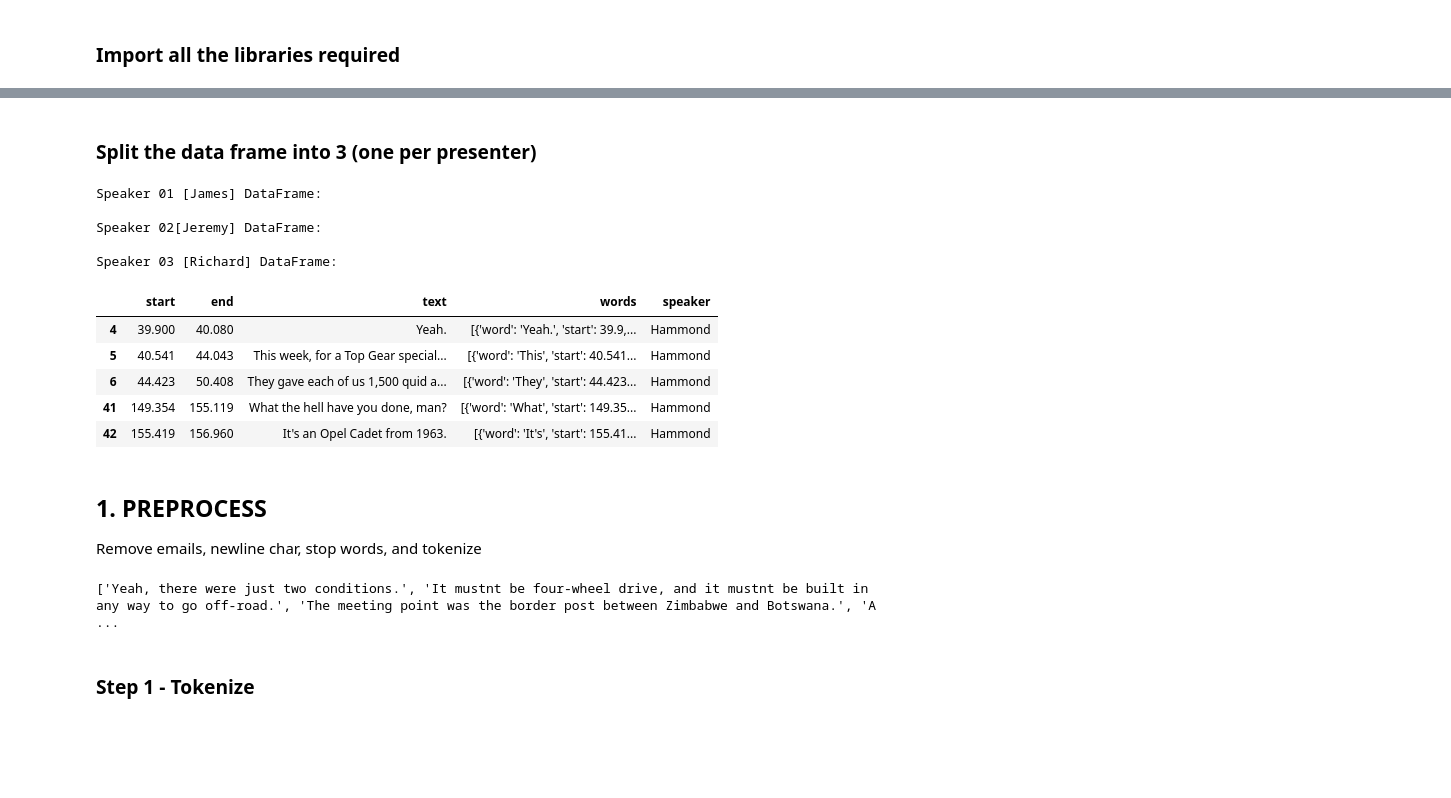
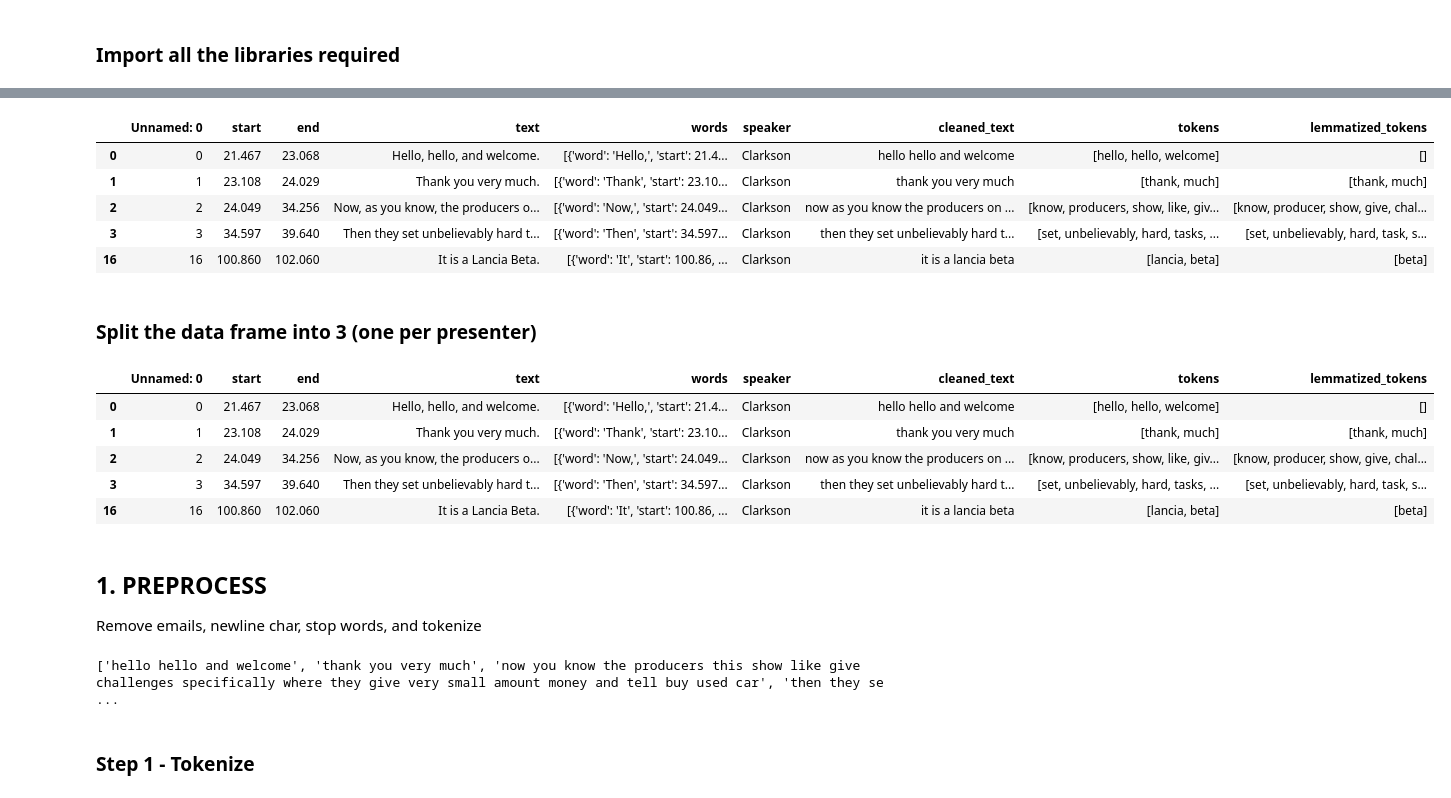
Before and after one commit to j-lepard/TopGear-LDA, a Jupyter notebook: TopGear-LDA_Batched.ipynb, the cells around one changed output, grey strips where cells are left out. Saved outputs shown, nothing was run; the diff lists cells and outputs as text; code cells hidden in the pictures; blank space fills up the shorter version.

```diff
--- a/TopGear-LDA_Batched.ipynb
+++ b/TopGear-LDA_Batched.ipynb
@@ -503,55 +508,71 @@ locale.getpreferredencoding = getpreferredencoding
+# %%
+
+# Create a new DataFrame for each speaker
+May_df = preprocessed_df[preprocessed_df['speaker'] == 'May']
+Clarkson_df = preprocessed_df[preprocessed_df['speaker'] == 'Clarkson']
+Hammond_df = preprocessed_df[preprocessed_df['speaker'] == 'Hammond']
+
+# Display the first few rows of each DataFrame (optional)
+# May_df.head()
+
+Clarkson_df.head()
+
+# Hammond_df.head()
+# %% [output]
+|  | Unnamed: 0 | start | end | text | words | speaker | cleaned_text | tokens | lemmatized_tokens |
+| 0 | 0 | 21.467 | 23.068 | Hello, hello, and welcome. | [{'word': 'Hello,', 'start': 21.4... | Clarkson | hello hello and welcome | [hello, hello, welcome] | [] |
+| 1 | 1 | 23.108 | 24.029 | Thank you very much. | [{'word': 'Thank', 'start': 23.10... | Clarkson | thank you very much | [thank, much] | [thank, much] |
+| 2 | 2 | 24.049 | 34.256 | Now, as you know, the producers o... | [{'word': 'Now,', 'start': 24.049... | Clarkson | now as you know the producers on ... | [know, producers, show, like, giv... | [know, producer, show, give, chal... |
+| 3 | 3 | 34.597 | 39.640 | Then they set unbelievably hard t... | [{'word': 'Then', 'start': 34.597... | Clarkson | then they set unbelievably hard t... | [set, unbelievably, hard, tasks, ... | [set, unbelievably, hard, task, s... |
+| 16 | 16 | 100.860 | 102.060 | It is a Lancia Beta. | [{'word': 'It', 'start': 100.86, ... | Clarkson | it is a lancia beta | [lancia, beta] | [beta] |
 # %% [markdown]
 ### Split the data frame into 3 (one per presenter)
 # %%
-# prompt: use align_df to create 3 new dataframes using the Speaker field
 
 # Create a new DataFrame for each speaker
 May_df = diarized_df[diarized_df['speaker'] == 'May']
 Clarkson_df = diarized_df[diarized_df['speaker'] == 'Clarkson']
 Hammond_df = diarized_df[diarized_df['speaker'] == 'Hammond']
 
 # Display the first few rows of each DataFrame (optional)
-May_df.head()
+# May_df.head()
 
-# Clarkson_df.head()
+Clarkson_df.head()
 
 # Hammond_df.head()
 # %% [output]
-Speaker 01 [James] DataFrame:
-
-Speaker 02[Jeremy] DataFrame:
-
-Speaker 03 [Richard] DataFrame:
-|  | start | end | text | words | speaker |
-| 4 | 39.900 | 40.080 | Yeah. | [{'word': 'Yeah.', 'start': 39.9,... | Hammond |
-| 5 | 40.541 | 44.043 | This week, for a Top Gear special... | [{'word': 'This', 'start': 40.541... | Hammond |
-| 6 | 44.423 | 50.408 | They gave each of us 1,500 quid a... | [{'word': 'They', 'start': 44.423... | Hammond |
-| 41 | 149.354 | 155.119 | What the hell have you done, man? | [{'word': 'What', 'start': 149.35... | Hammond |
-| 42 | 155.419 | 156.960 | It's an Opel Cadet from 1963. | [{'word': 'It's', 'start': 155.41... | Hammond |
+|  | Unnamed: 0 | start | end | text | words | speaker | cleaned_text | tokens | lemmatized_tokens |
+| 0 | 0 | 21.467 | 23.068 | Hello, hello, and welcome. | [{'word': 'Hello,', 'start': 21.4... | Clarkson | hello hello and welcome | [hello, hello, welcome] | [] |
+| 1 | 1 | 23.108 | 24.029 | Thank you very much. | [{'word': 'Thank', 'start': 23.10... | Clarkson | thank you very much | [thank, much] | [thank, much] |
+| 2 | 2 | 24.049 | 34.256 | Now, as you know, the producers o... | [{'word': 'Now,', 'start': 24.049... | Clarkson | now as you know the producers on ... | [know, producers, show, like, giv... | [know, producer, show, give, chal... |
+| 3 | 3 | 34.597 | 39.640 | Then they set unbelievably hard t... | [{'word': 'Then', 'start': 34.597... | Clarkson | then they set unbelievably hard t... | [set, unbelievably, hard, tasks, ... | [set, unbelievably, hard, task, s... |
+| 16 | 16 | 100.860 | 102.060 | It is a Lancia Beta. | [{'word': 'It', 'start': 100.86, ... | Clarkson | it is a lancia beta | [lancia, beta] | [beta] |
 # %% [markdown]
 ## 1. PREPROCESS
 Remove emails, newline char, stop words, and tokenize
 # %%
-
-
-# Reminder: these are the 3 data frames generated up to this point.
-# May_df
-# Clarkson_df
-# Hammond_df
-
 # Define the preprocessing function
 def preprocess_text(data):
-
    # Remove emails
     data = [re.sub(r'\S+@\S+', '', i) for i in data]
 
+    # Remove URLs
+    data = [re.sub(r'http\S+|www\S+|https\S+', '', i, flags=re.MULTILINE) for i in data]
+
     # Remove newline characters
-    data = [i.replace('\n', '').replace('\r', '').strip() for i in data]
+    data = [i.replace('\n', ' ').replace('\r', '').strip() for i in data]
 
     # Remove distracting single quotes
     data = [i.replace("'", "") for i in data]
 
+        # Remove words less than 3 characters
+    data = [' '.join([word for word in i.split() if len(word) >= 3]) for i in data]
+
+    # Remove non-alphabetic characters and convert to lowercase
+    data = [' '.join([word.lower() for word in re.findall(r'\b[a-zA-Z]+\b', i)]) for i in data]
+
     return data
+
 
 # Convert 'text' column to list and then apply the preprocessing function to each dataframe
 
@@ -559,11 +580,11 @@ May_data = preprocess_text(May_df['text'].values.tolist())
 Clarkson_data = preprocess_text(Clarkson_df['text'].values.tolist())
 Hammond_data = preprocess_text(Hammond_df['text'].values.tolist())
 
-print(May_data)
-# print(Clarkson_data)
+# print(May_data)
+print(Clarkson_data)
 # print(Hammond_data
 # %% [output]
-['Yeah, there were just two conditions.', 'It mustnt be four-wheel drive, and it mustnt be built in any way to go off-road.', 'The meeting point was the border post between Zimbabwe and Botswana.', 'A ...
+['hello hello and welcome', 'thank you very much', 'now you know the producers this show like give challenges specifically where they give very small amount money and tell buy used car', 'then they se ...
 # %% [markdown]
 ### Step 1 - Tokenize
 # %%
```
Also changed, not shown: parts of 20 cells of this notebook, 1 other file.
